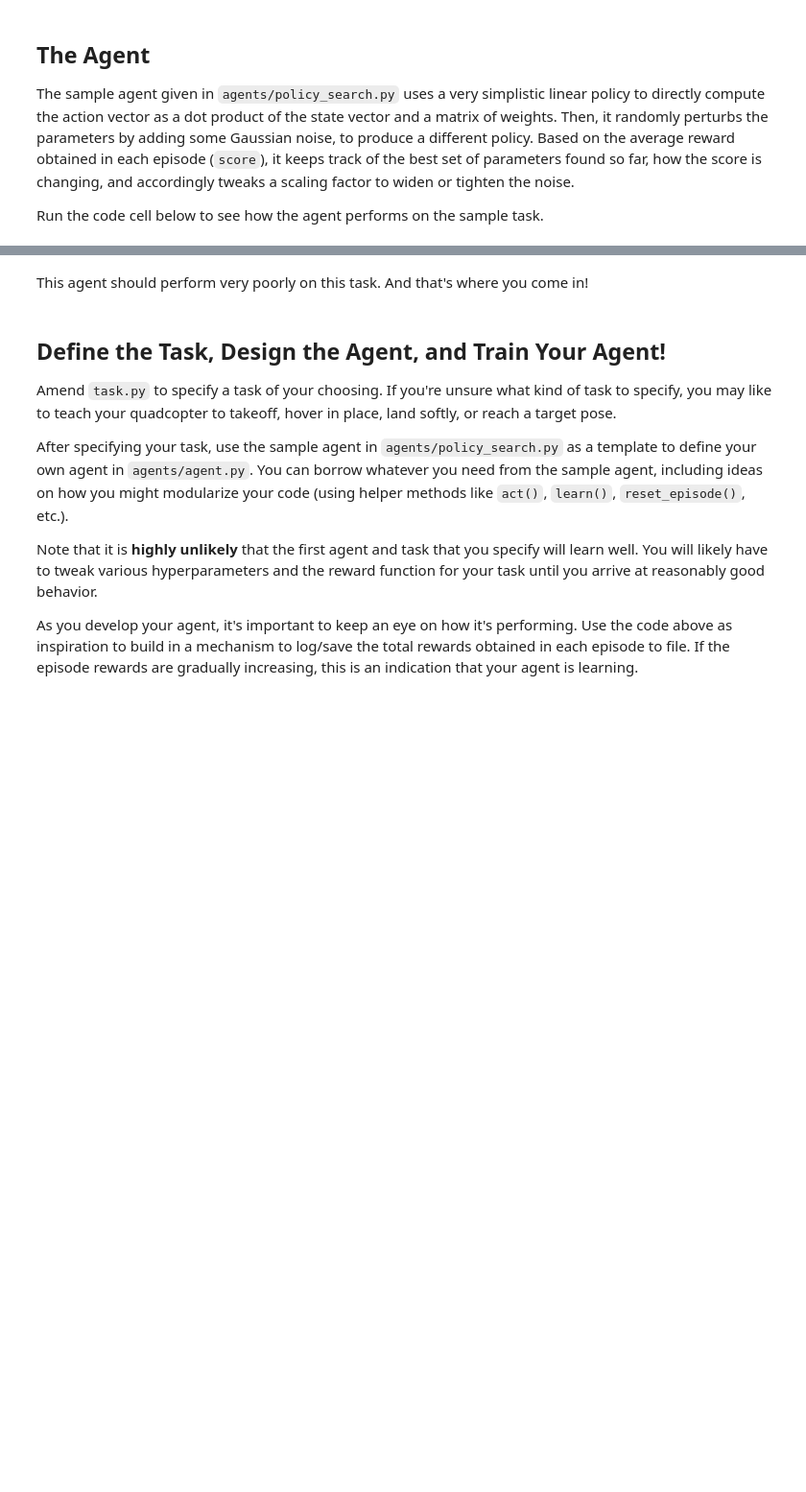
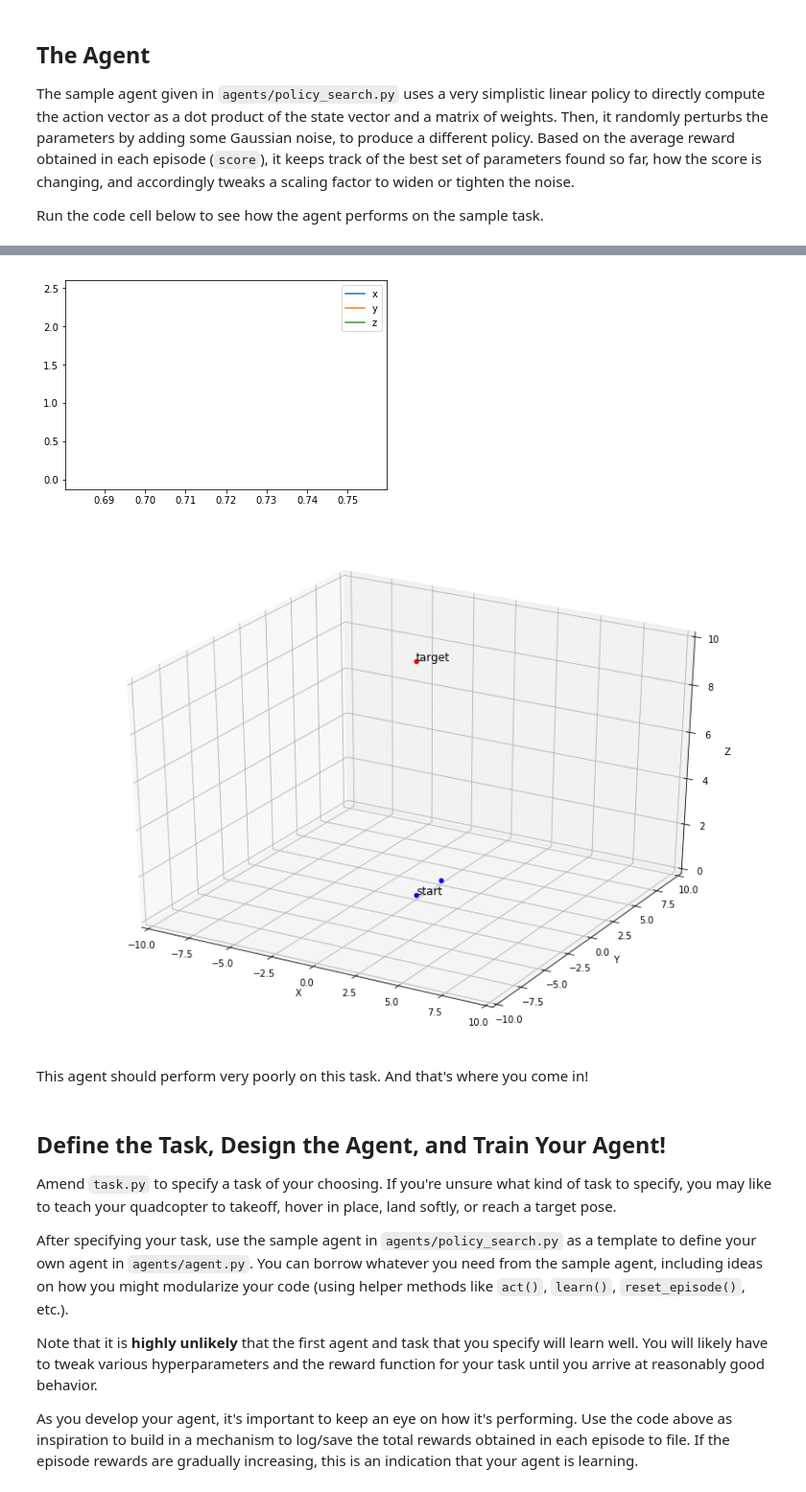
Before and after one commit to fatmirboja/RL-Quadcopter-2, a Jupyter notebook: Quadcopter_Project.ipynb, the cells around one changed output, grey strips where cells are left out. Shown at 96% size. Saved outputs shown, nothing was run; the diff lists cells and outputs as text; code cells hidden in the pictures; blank space fills up the shorter version.

```diff
--- a/Quadcopter_Project.ipynb
+++ b/Quadcopter_Project.ipynb
@@ -205,3 +270,8 @@ Episode =   10, score =  -0.701 (best =  -0.701), noise_scale = 0.1625
+# %%
+fly(agent, init_pos, target_pos)
+# %% [output]
+[figure, added]
+[figure, added]
 # %% [markdown]
 This agent should perform very poorly on this task.  And that's where you come in!
 # %% [markdown]
```
Also changed, not shown: parts of 16 cells of this notebook.
